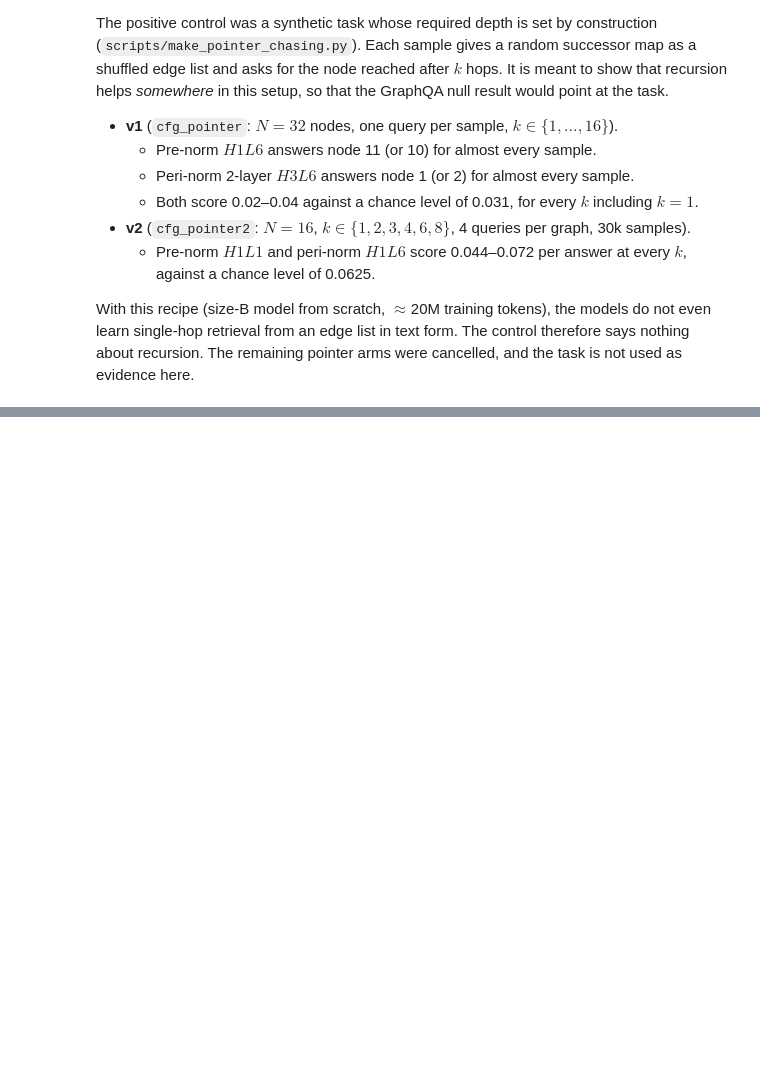
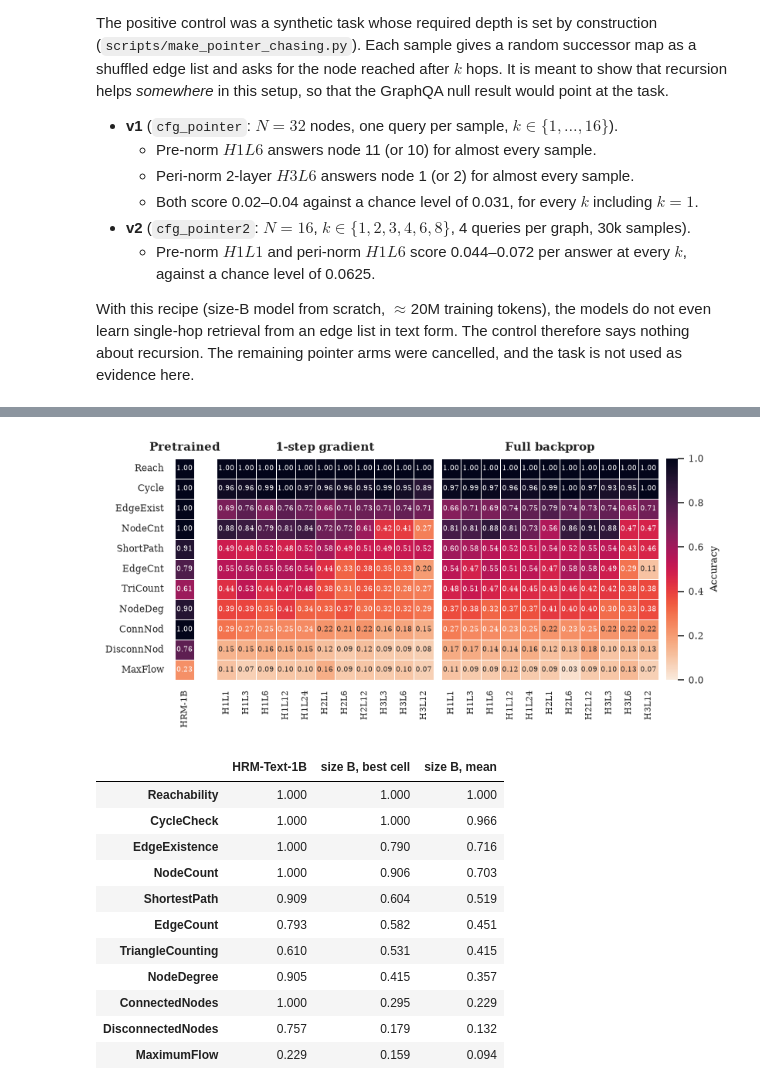
Before and after one commit to MariusAAROS/HRM-Text-for-Graphs, a Jupyter notebook: report/paper_results.ipynb, the cells around one changed output, grey strips where cells are left out. Saved outputs shown, nothing was run; the diff lists cells and outputs as text; code cells hidden in the pictures; blank space fills up the shorter version.

```diff
--- a/report/paper_results.ipynb
+++ b/report/paper_results.ipynb
@@ -2255,0 +2366,67 @@ recursion. The remaining pointer arms were cancelled, and the task is not used a
+# %%
+# Same heatmaps as `plot_task_cells`, plus a one-column reference panel on the left.
+hrm1b_by_task = id_by_task.loc[HRM_ARCH].rename(lambda c: c.removeprefix("val/exact_match_")).astype(float)
+
+
+def plot_task_cells_with_ref(ref, ref_label, fname="recursion_hyp_per_task_1b"):
+    regimes = [TRUNC_BP, FULL_BP]
+    grids = {}
+    for regime in regimes:
+        sub = task_cells[task_cells["bp"] == regime].sort_values(["H", "L"])
+        sub = sub.assign(cell=[f"H{h}L{l}" for h, l in zip(sub["H"], sub["L"])])
+        order = list(dict.fromkeys(sub["cell"]))
+        grids[regime] = (sub.pivot(index="group", columns="cell", values="accuracy")
+                         .reindex(index=TASK_ORDER, columns=order))
+    ref_grid = ref.reindex(TASK_ORDER).to_frame(ref_label)
+
+    # Reference column | spacer | 1-step | full backprop | colorbar.
+    widths = [1, 0.35] + [g.shape[1] for g in grids.values()] + [0.6]
+    fig = plt.figure(figsize=(PAGE_W, 3.1))
+    gs = fig.add_gridspec(1, len(widths), width_ratios=widths, wspace=0.08)
+    cbar_ax = fig.add_subplot(gs[0, -1])
+    panels = [(gs[0, 0], ref_grid, "Pretrained")] + [
+        (gs[0, 2 + j], grids[regime], regime) for j, regime in enumerate(regimes)]
+    for j, (spec, grid, title) in enumerate(panels):
+        ax = fig.add_subplot(spec)
+        last = j == len(panels) - 1
+        sns.heatmap(grid, ax=ax, annot=True, fmt=".2f", cmap="rocket_r", vmin=0, vmax=1,
+                    linewidths=0.4, linecolor="white", annot_kws={"fontsize": 5.5},
+                    cbar=last, cbar_ax=cbar_ax if last else None,
+                    cbar_kws={"label": "Accuracy"} if last else None)
+        ax.set_facecolor("0.90")
+        ax.grid(False)
+        ax.set_title(title, fontsize=9)
+        ax.set_xlabel("")
+        ax.set_ylabel("")
+        ax.set_xticklabels(ax.get_xticklabels(), rotation=90, fontsize=6.5)
+        ax.set_yticklabels([TASK_ABBREV.get(t, t) for t in TASK_ORDER] if j == 0 else [], fontsize=7)
+        if j:
+            ax.tick_params(axis="y", length=0)
+    cbar_ax.yaxis.label.set_size(8)
+    cbar_ax.tick_params(labelsize=7)
+    save_fig(fig, fname)
+    plt.show()
+
+
+plot_task_cells_with_ref(hrm1b_by_task, "HRM-1B")
+
+# Per task: the 1B next to the best and the mean from-scratch cell.
+pd.DataFrame({
+    HRM_ARCH: hrm1b_by_task,
+    "size B, best cell": task_spread["max"],
+    "size B, mean": task_spread["mean"],
+}).reindex(TASK_ORDER).round(3)
+# %% [output]
+[figure, added]
+|  | HRM-Text-1B | size B, best cell | size B, mean |
+| Reachability | 1.000 | 1.000 | 1.000 |
+| CycleCheck | 1.000 | 1.000 | 0.966 |
+| EdgeExistence | 1.000 | 0.790 | 0.716 |
+| NodeCount | 1.000 | 0.906 | 0.703 |
+| ShortestPath | 0.909 | 0.604 | 0.519 |
+| EdgeCount | 0.793 | 0.582 | 0.451 |
+| TriangleCounting | 0.610 | 0.531 | 0.415 |
+| NodeDegree | 0.905 | 0.415 | 0.357 |
+| ConnectedNodes | 1.000 | 0.295 | 0.229 |
+| DisconnectedNodes | 0.757 | 0.179 | 0.132 |
+| MaximumFlow | 0.229 | 0.159 | 0.094 |
```
Also changed, not shown: parts of 6 cells of this notebook, 21 other files.
